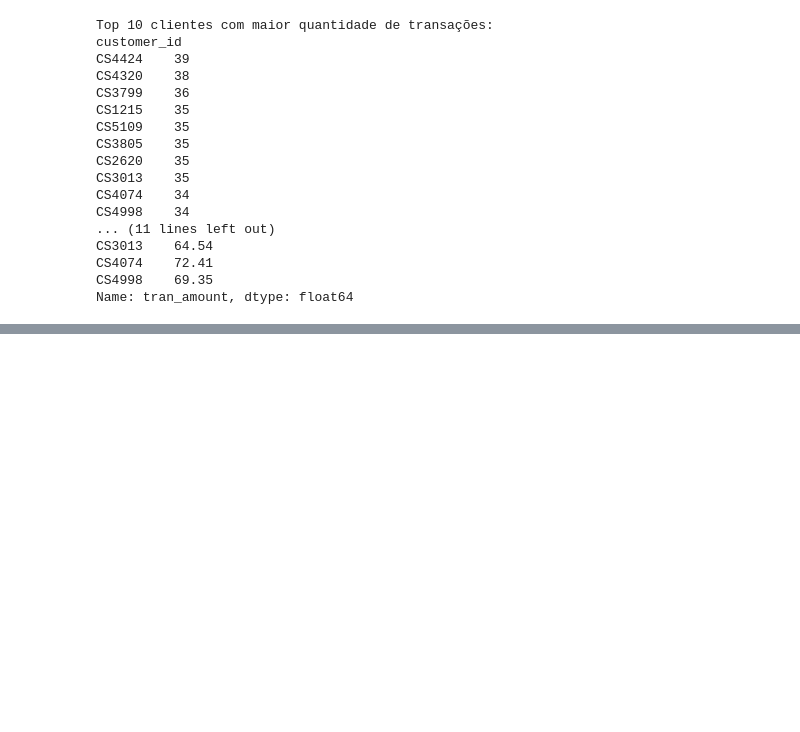
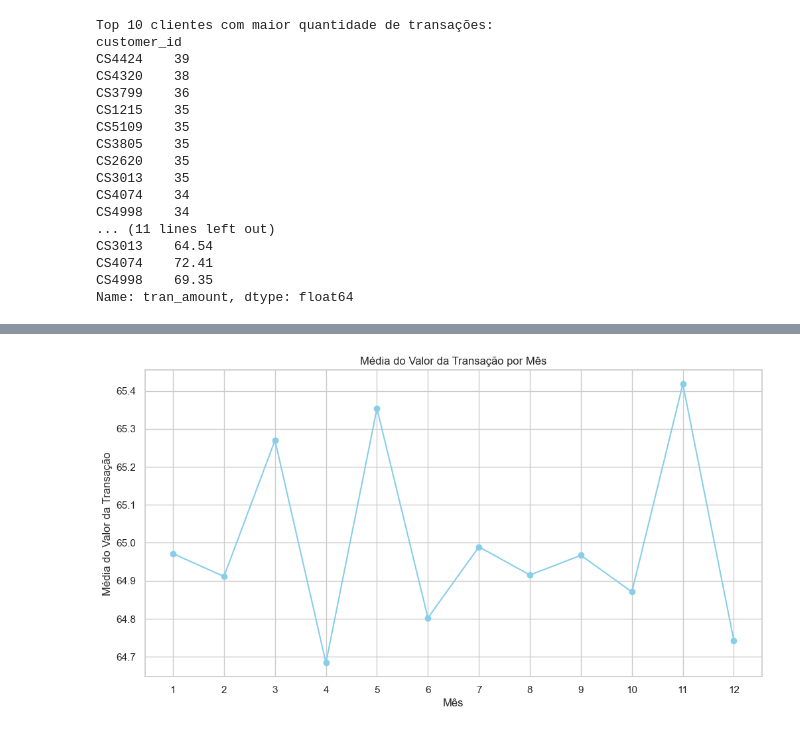
Before and after one commit to GabrielRodrigues11/test-basic-analysis, a Jupyter notebook: main.ipynb, the cells around one changed output, grey strips where cells are left out. Saved outputs shown, nothing was run; the diff lists cells and outputs as text; code cells hidden in the pictures; blank space fills up the shorter version.

```diff
--- a/main.ipynb
+++ b/main.ipynb
@@ -132,0 +166,15 @@ Quantidade média de transações por cliente: 18.14
+# %%
+# Calcula a média do valor da transação para cada mês
+media_por_mes = df.groupby('month')['tran_amount'].mean()
+
+# Gráfico de linhas com a média de cada mês
+plt.figure(figsize=(12, 6))
+plt.plot(media_por_mes.index, media_por_mes.values, marker='o', color='skyblue')
+plt.title('Média do Valor da Transação por Mês')
+plt.xlabel('Mês')
+plt.ylabel('Média do Valor da Transação')
+plt.xticks(range(1, 13))
+plt.grid(True)
+plt.show()
+# %% [output]
+[figure, added]
```
Also changed, not shown: parts of 8 cells of this notebook, 1 other file.
